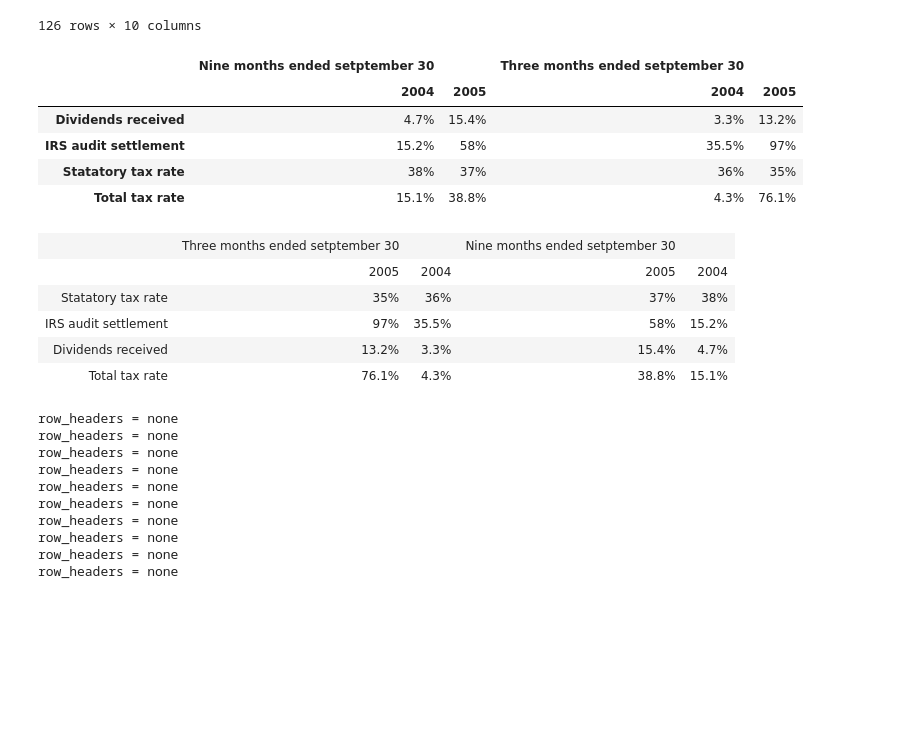
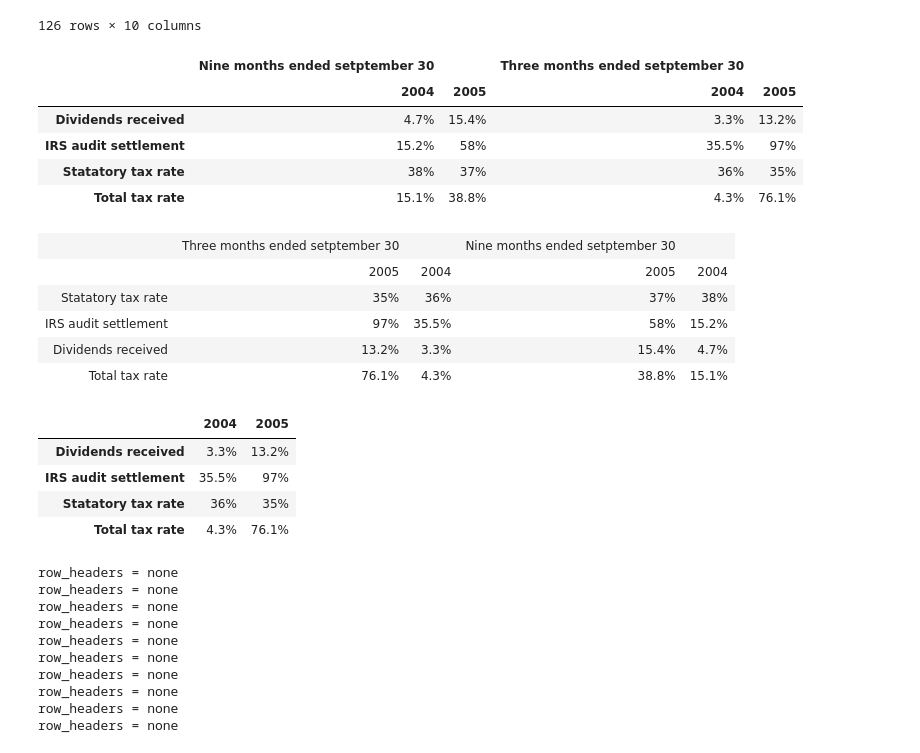
Before and after one commit to CODAIT/text-extensions-for-pandas, a Jupyter notebook: notebooks/Tables.ipynb, the cells around one changed output. Drawn from its saved outputs; the diff is of its cells as text; code cells hidden in the pictures; blank space fills up the shorter version.

Commit message:
cleaned up tables notebook and added original pdf files to resources directory

```diff
--- a/notebooks/Tables.ipynb
+++ b/notebooks/Tables.ipynb
@@ -61,11 +60,11 @@ if re_query_watson:
             except ApiException as ex:
                 print ("Method failed with status code " + str(ex.code) + ": " + ex.message)
      #archive file
-    with open(f"{base_example_path}{archive_name}.pkl", 'wb') as archive_file:
-        pickle.dump(responses_dict, archive_file)
+    with open(f"{base_example_path}{archive_name}.json", 'w') as archive_file:
+        json.dump(responses_dict, archive_file)
 else:
-    with open(f"{base_example_path}{archive_name}.pkl", 'rb') as archive_file:
-        responses_dict = pickle.load(archive_file)
+    with open(f"{base_example_path}{archive_name}.json", 'r') as archive_file:
+        responses_dict = json.load(archive_file)
 # %%
 #select a response and process it, printing the outputs
 response = responses_dict["double_header_table"]
@@ -184,21 +183,28 @@ display(filled)
 # %%
 dfs_dict = tp.watson_tables_parse_response(response)
 table = tp.make_table(dfs_dict)
 display(table)
 display(HTML(response["document"]["html"]))
+
+table["Three months ended setptember 30"]
 # %% [output]
 |  | Nine months ended setptember 30 |  | Three months ended setptember 30 |  |
 |  | 2004 | 2005 | 2004 | 2005 |
 | Dividends received | 4.7% | 15.4% | 3.3% | 13.2% |
 | IRS audit settlement | 15.2% | 58% | 35.5% | 97% |
 | Statatory tax rate | 38% | 37% | 36% | 35% |
 | Total tax rate | 15.1% | 38.8% | 4.3% | 76.1% |
 |  | Three months ended setptember 30 |  | Nine months ended setptember 30 |  |
 |  | 2005 | 2004 | 2005 | 2004 |
 | Statatory tax rate | 35% | 36% | 37% | 38% |
 | IRS audit settlement | 97% | 35.5% | 58% | 15.2% |
 | Dividends received | 13.2% | 3.3% | 15.4% | 4.7% |
 | Total tax rate | 76.1% | 4.3% | 38.8% | 15.1% |
+|  | 2004 | 2005 |
+| Dividends received | 3.3% | 13.2% |
+| IRS audit settlement | 35.5% | 97% |
+| Statatory tax rate | 36% | 35% |
+| Total tax rate | 4.3% | 76.1% |
 # %%
 response = responses_dict["who_covid_report_table"]
 num_tabs = len(response.get("tables", []))
```
Also changed, not shown: parts of 3 cells of this notebook, 9 other files.
